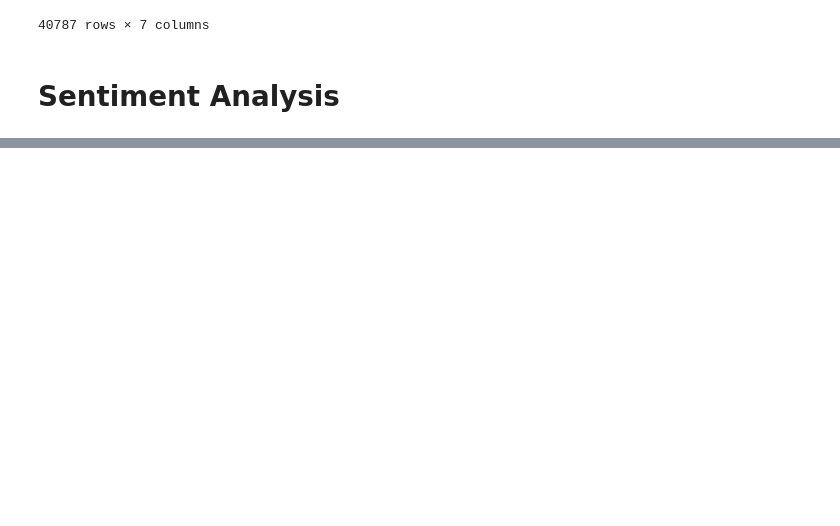
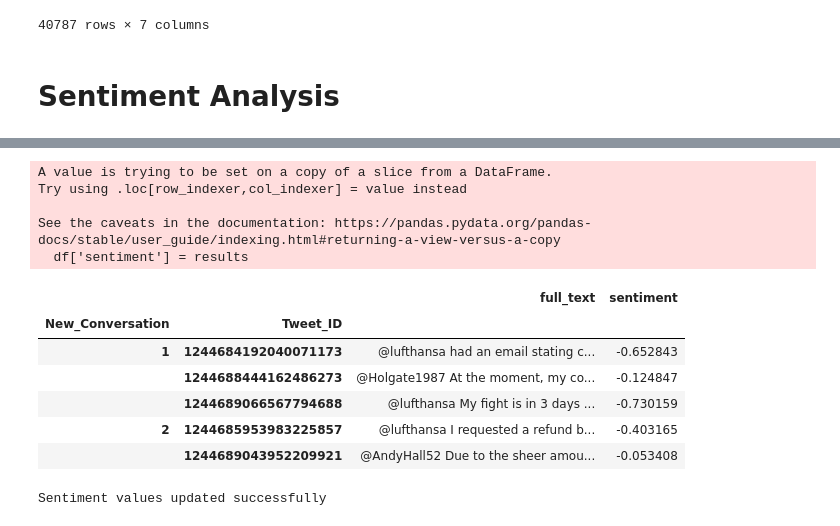
Before and after one commit to skyrimer/DBL-Micro-Soft, a Jupyter notebook: Split 2/Sentiment_analysis/sentiment_analysis.ipynb, the cells around one changed output, grey strips where cells are left out. Cells and saved outputs as stored; diff of their text form; code cells hidden in the pictures; blank space fills up the shorter version.

Commit message:
uploading to the sentiment scores to the server

```diff
--- a/Split 2/Sentiment_analysis/sentiment_analysis.ipynb
+++ b/Split 2/Sentiment_analysis/sentiment_analysis.ipynb
@@ -369,6 +377,19 @@ def apply_sentiment_analysis(df, text_column, batch_size=64, max_workers=4):
 # %%
 pd.set_option('display.max_colwidth', None)
 full_text_df = airline_conversation[['full_text']].copy()
-airline_conversation_sample = full_text_df.head(100)
+airline_conversation_sample = full_text_df.head(5)
 airline_conversation_sample = apply_sentiment_analysis(airline_conversation_sample, 'full_text')
 airline_conversation_sample
+# %% [output]
+A value is trying to be set on a copy of a slice from a DataFrame.
+Try using .loc[row_indexer,col_indexer] = value instead
+
+See the caveats in the documentation: https://pandas.pydata.org/pandas-docs/stable/user_guide/indexing.html#returning-a-view-versus-a-copy
+  df['sentiment'] = results
+|  |  | full_text | sentiment |
+| New_Conversation | Tweet_ID |  |  |
+| 1 | 1244684192040071173 | @lufthansa had an email stating c... | -0.652843 |
+|  | 1244688444162486273 | @Holgate1987 At the moment, my co... | -0.124847 |
+|  | 1244689066567794688 | @lufthansa My fight is in 3 days ... | -0.730159 |
+| 2 | 1244685953983225857 | @lufthansa I requested a refund b... | -0.403165 |
+|  | 1244689043952209921 | @AndyHall52 Due to the sheer amou... | -0.053408 |
@@ -374,0 +492,16 @@ airline_conversation_sample
+# %%
+def convert_to_list(df: pd.DataFrame) -> List[List]:
+    """
+    Convert DataFrame with tweet_id as index to a list of lists containing sentiment and tweet_id.
+
+    Args:
+        df: The DataFrame with tweet_id as index and sentiment as a column.
+
+    Returns:
+        A list of lists containing tweet_id and sentiment.
+    """
+    tweet_ids = df.index.to_numpy()
+    sentiments = df['sentiment'].to_numpy()
+    return tuple(zip(sentiments, tweet_ids))
+# %% [output]
+Sentiment values updated successfully
```
Also changed, not shown: parts of 5 cells of this notebook, 3 other files.
